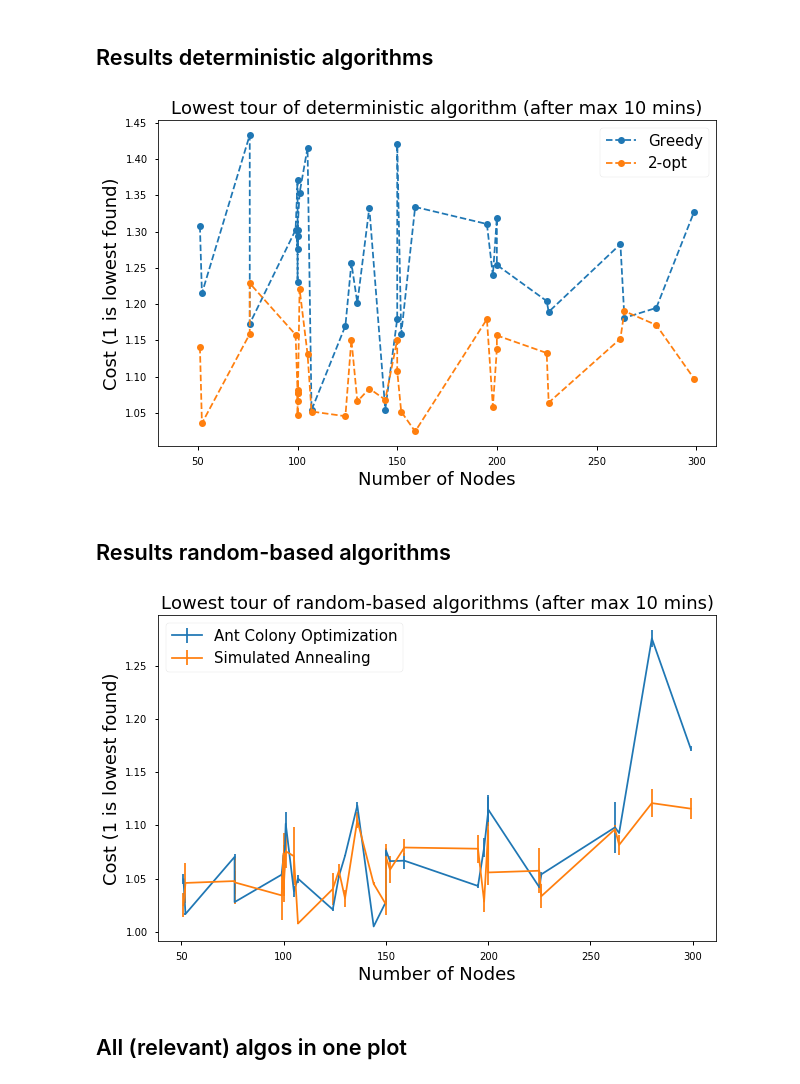
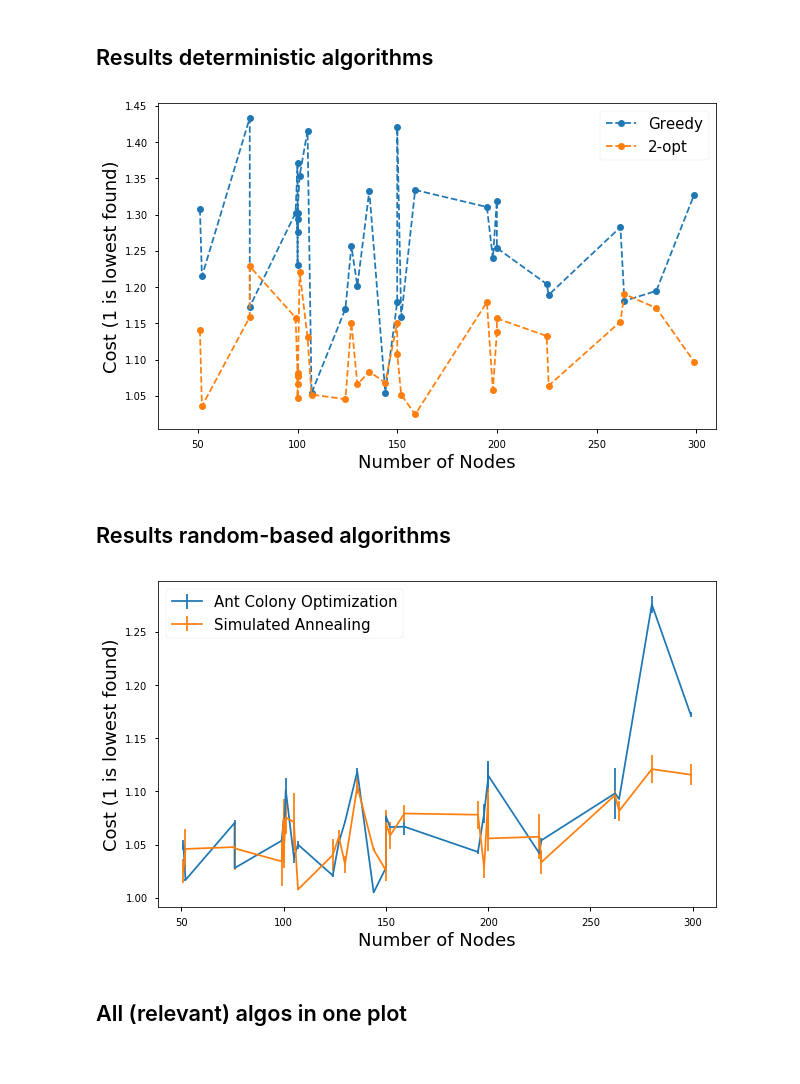
Before and after one commit to FabianWalocha/TSProject, a Jupyter notebook: benchmarking/Benchmarking.ipynb, the cells around one changed output. Cells and saved outputs as stored; diff of their text form; code cells hidden in the pictures.

```diff
--- a/benchmarking/Benchmarking.ipynb
+++ b/benchmarking/Benchmarking.ipynb
@@ -337,14 +335,13 @@ res_si = res.reindex(argSortNodes)
 # %%
 plt.figure(figsize=(10,6))
 plt.plot(sortNodes,res_si.iloc[:,:2],'--o')
 plt.xlim(30,310)
 plt.legend(['Greedy', '2-opt'],fontsize=15)
 plt.xlabel('Number of Nodes',fontsize=18)
 plt.ylabel('Cost (1 is lowest found)',fontsize=18)
-plt.title('Lowest tour of deterministic algorithm (after max 10 mins)',fontsize=18)
 plt.savefig('../plots/compDeterministic.png', dpi=300, bbox_inches="tight")
 # %% [output]
-[figure, old version]
+[figure, new version]
 # %% [markdown]
 ## Results random-based algorithms
 # %%
@@ -387,10 +384,9 @@ for idx in range(rm_si.shape[1]-2):
 plt.legend(['Ant Colony Optimization','Simulated Annealing','Genetic Algorithm','Randomized Approach'],fontsize=15)
 plt.xlabel('Number of Nodes',fontsize=18)
 plt.ylabel('Cost (1 is lowest found)',fontsize=18)
-plt.title('Lowest tour of random-based algorithms (after max 10 mins)',fontsize=18)
 plt.savefig('../plots/compRandom.png', dpi=300, bbox_inches="tight")
 # %% [output]
-[figure, old version]
+[figure, new version]
 # %% [markdown]
 ## All (relevant) algos in one plot
 # %%
```
Also changed, not shown: parts of 4 cells of this notebook, 6 other files.
